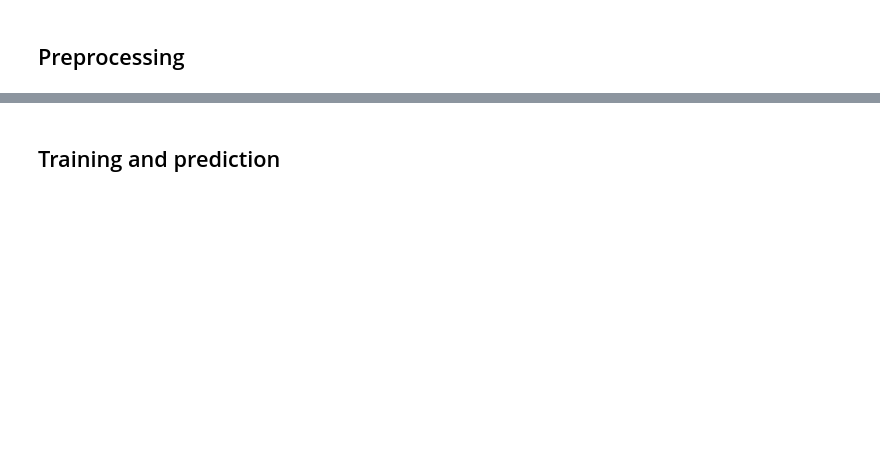
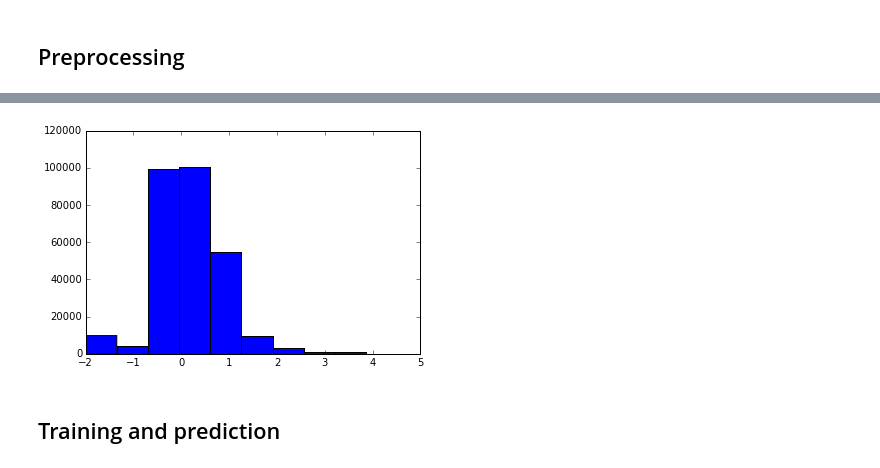
Before and after one commit to zaxliu/howmuchrainii, a Jupyter notebook: ml_test.ipynb, the cells around one changed output, grey strips where cells are left out. Cells and saved outputs as stored; diff of their text form; code cells hidden in the pictures; blank space fills up the shorter version.

```diff
--- a/ml_test.ipynb
+++ b/ml_test.ipynb
@@ -50,3 +116,8 @@ print X_trn.shape, X_val.shape, y_trn.shape, y_val.shape
+# %%
+plt.hist(y_trn)
+plt.show()
+# %% [output]
+[figure, added]
 # %% [markdown]
 ## Training and prediction
 # %%
```
Also changed, not shown: parts of 24 cells of this notebook.
